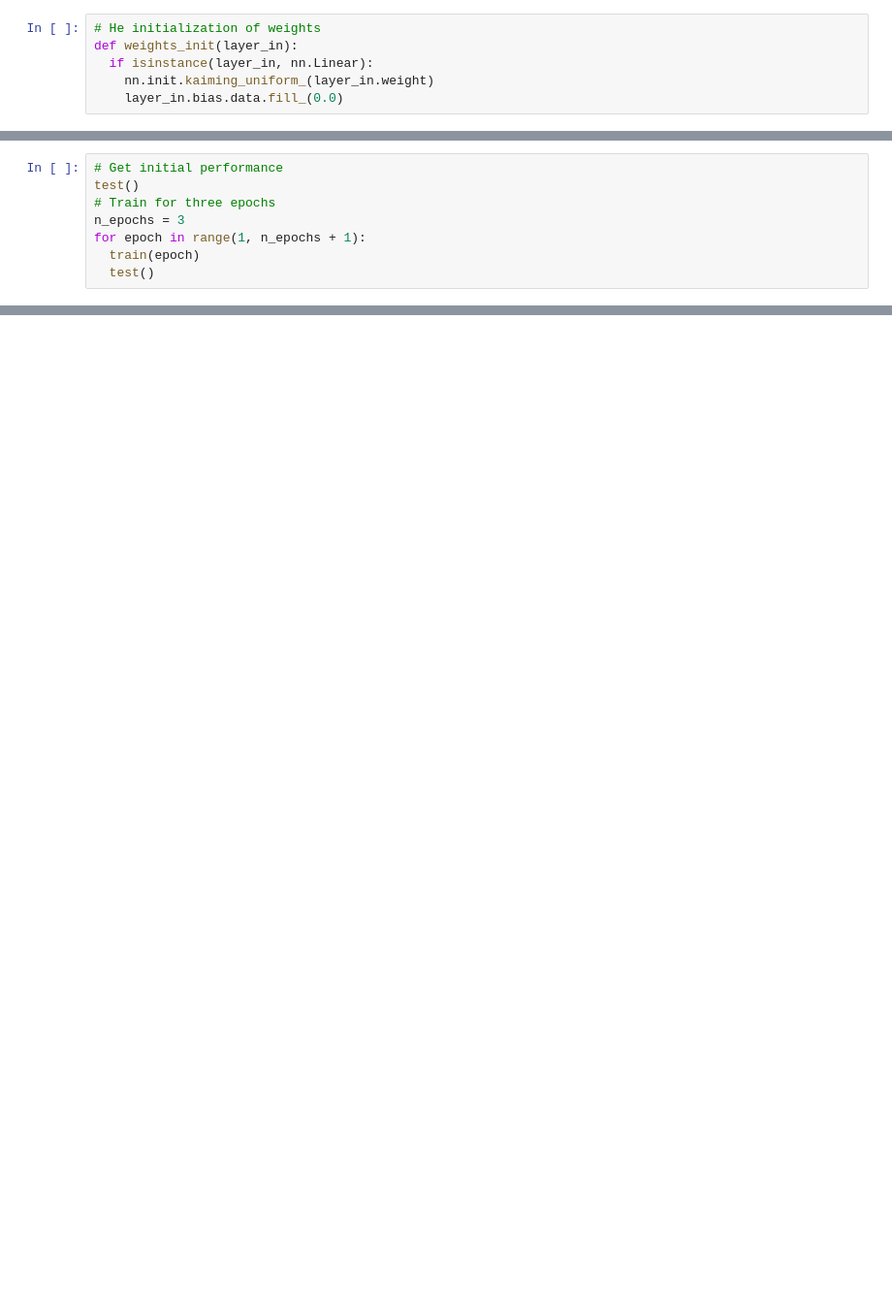
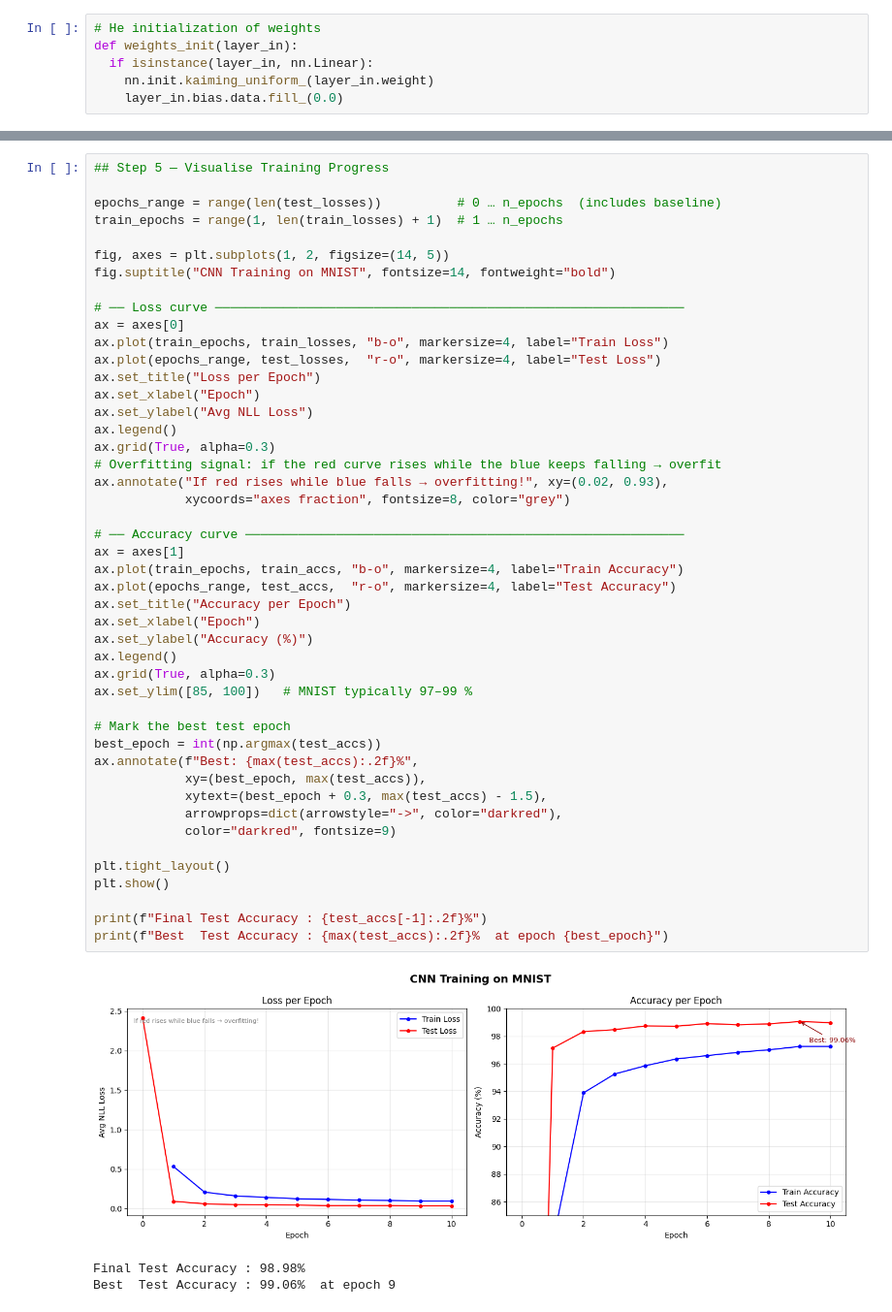
Before and after one commit to djouharadgb/handwritten-digit-classification-MNIST-CNNs, a Jupyter notebook: 10_5_Convolution_For_MNIST.ipynb, the cells around one changed output, grey strips where cells are left out. Shown at 97% size. Saved outputs shown, nothing was run; the diff lists cells and outputs as text; blank space fills up the shorter version.

```diff
--- a/10_5_Convolution_For_MNIST.ipynb
+++ b/10_5_Convolution_For_MNIST.ipynb
@@ -125,8 +288,0 @@ def test():
-# %%
-# Get initial performance
-test()
-# Train for three epochs
-n_epochs = 3
-for epoch in range(1, n_epochs + 1):
-  train(epoch)
-  test()
@@ -133,2 +336,52 @@ for epoch in range(1, n_epochs + 1):
+# %%
+## Step 5 — Visualise Training Progress
+
+epochs_range = range(len(test_losses))          # 0 … n_epochs  (includes baseline)
+train_epochs = range(1, len(train_losses) + 1)  # 1 … n_epochs
+
+fig, axes = plt.subplots(1, 2, figsize=(14, 5))
+fig.suptitle("CNN Training on MNIST", fontsize=14, fontweight="bold")
+
+# ── Loss curve ──────────────────────────────────────────────────────────────
+ax = axes[0]
+ax.plot(train_epochs, train_losses, "b-o", markersize=4, label="Train Loss")
+ax.plot(epochs_range, test_losses,  "r-o", markersize=4, label="Test Loss")
+ax.set_title("Loss per Epoch")
+ax.set_xlabel("Epoch")
+ax.set_ylabel("Avg NLL Loss")
+ax.legend()
+ax.grid(True, alpha=0.3)
+# Overfitting signal: if the red curve rises while the blue keeps falling → overfit
+ax.annotate("If red rises while blue falls → overfitting!", xy=(0.02, 0.93),
+            xycoords="axes fraction", fontsize=8, color="grey")
+
+# ── Accuracy curve ──────────────────────────────────────────────────────────
+ax = axes[1]
+ax.plot(train_epochs, train_accs, "b-o", markersize=4, label="Train Accuracy")
+ax.plot(epochs_range, test_accs,  "r-o", markersize=4, label="Test Accuracy")
+ax.set_title("Accuracy per Epoch")
+ax.set_xlabel("Epoch")
+ax.set_ylabel("Accuracy (%)")
+ax.legend()
+ax.grid(True, alpha=0.3)
+ax.set_ylim([85, 100])   # MNIST typically 97–99 %
+
+# Mark the best test epoch
+best_epoch = int(np.argmax(test_accs))
+ax.annotate(f"Best: {max(test_accs):.2f}%",
+            xy=(best_epoch, max(test_accs)),
+            xytext=(best_epoch + 0.3, max(test_accs) - 1.5),
+            arrowprops=dict(arrowstyle="->", color="darkred"),
+            color="darkred", fontsize=9)
+
+plt.tight_layout()
+plt.show()
+
+print(f"Final Test Accuracy : {test_accs[-1]:.2f}%")
+print(f"Best  Test Accuracy : {max(test_accs):.2f}%  at epoch {best_epoch}")
+# %% [output]
+[figure, added]
+Final Test Accuracy : 98.98%
+Best  Test Accuracy : 99.06%  at epoch 9
 # %%
 # Run network on data we got before and show predictions
```
Also changed, not shown: parts of 18 cells of this notebook.
